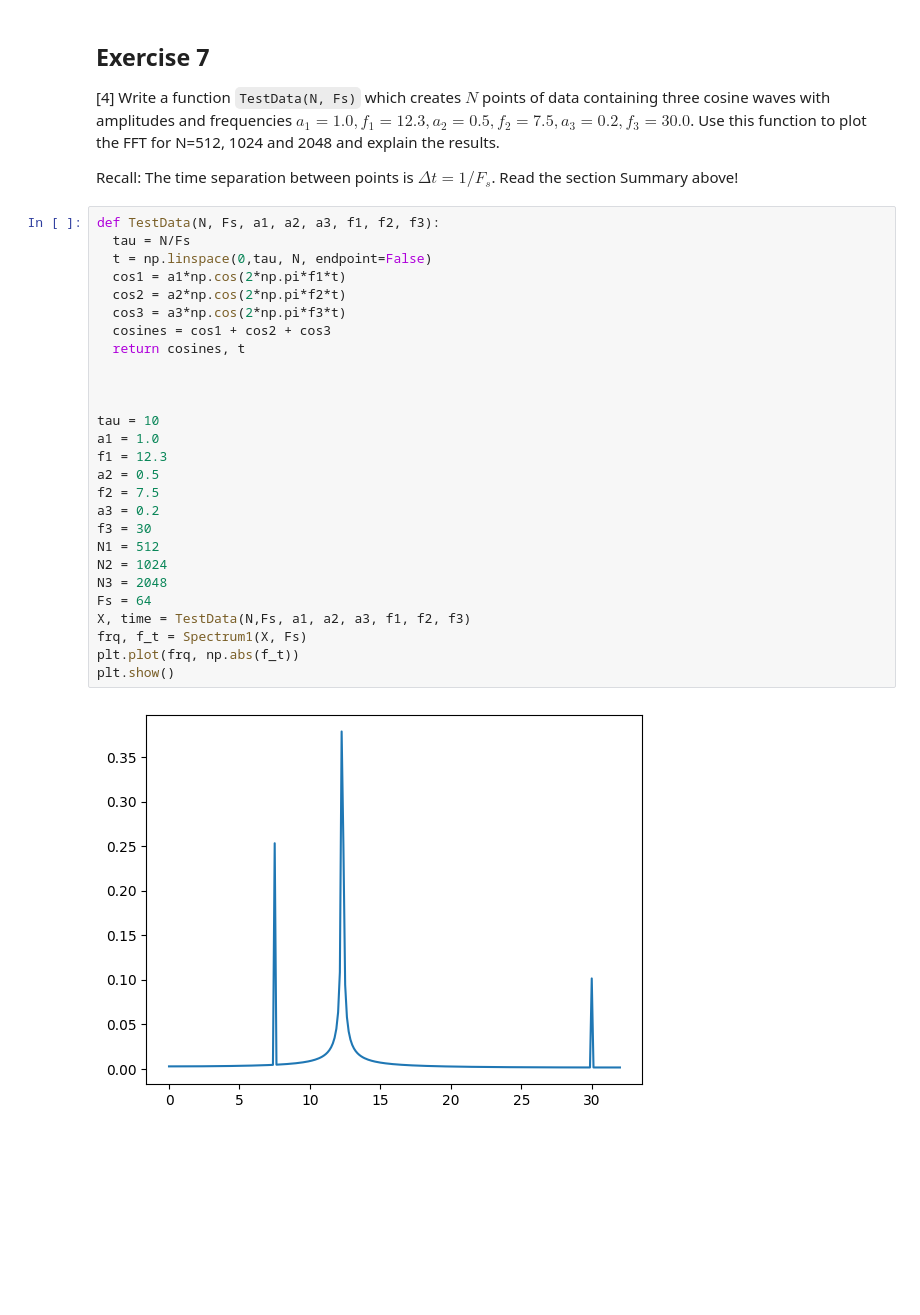
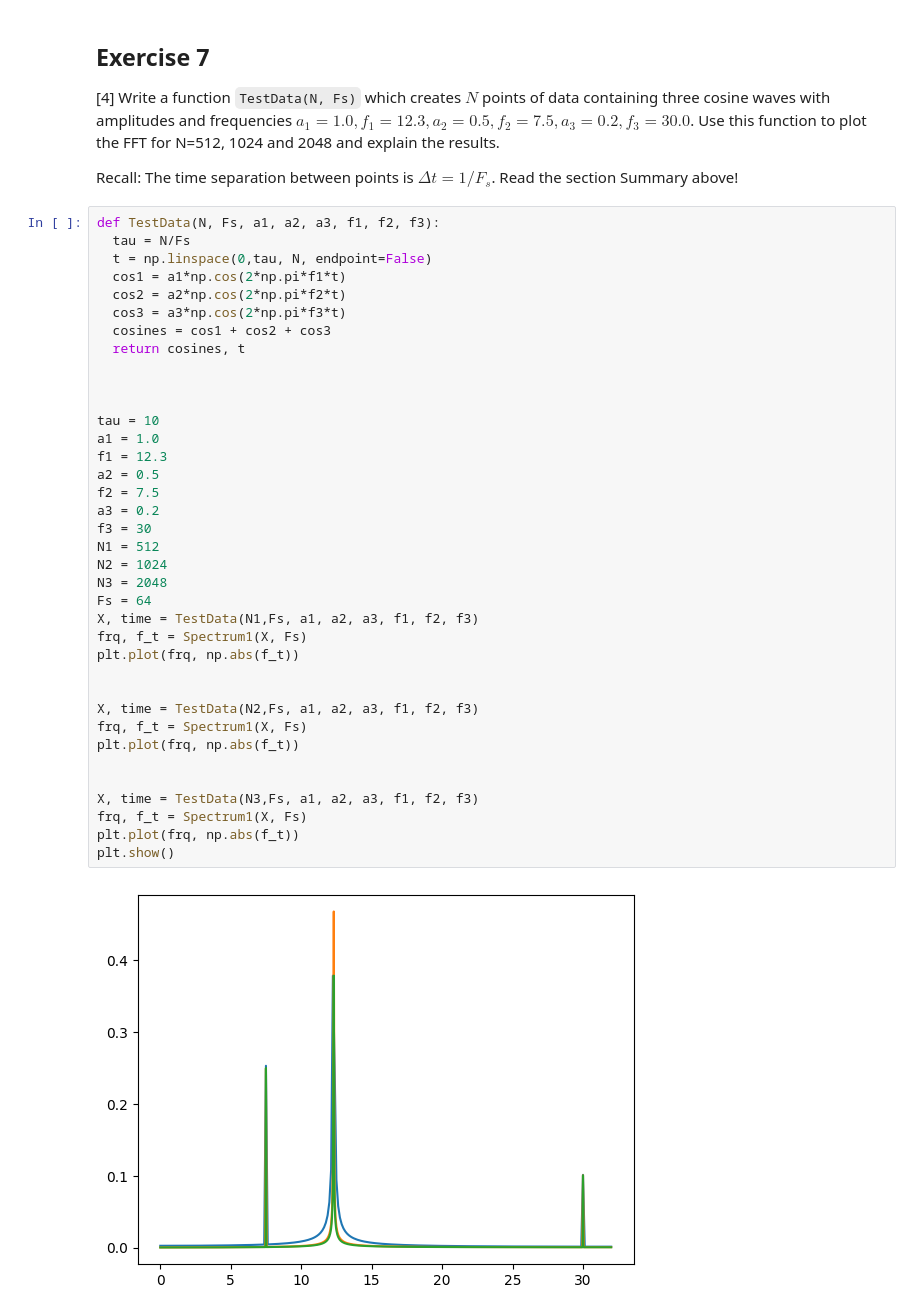
Before and after one commit to PX2145-2025/week-10-b-Medhekar-Anushka, a Jupyter notebook: FFT.ipynb, the cells around one changed output. Cells and saved outputs as stored; diff of their text form; blank space fills up the shorter version.

```diff
--- a/FFT.ipynb
+++ b/FFT.ipynb
@@ -551,29 +551,39 @@ plt.show()
 # %%
 def TestData(N, Fs, a1, a2, a3, f1, f2, f3):
   tau = N/Fs
   t = np.linspace(0,tau, N, endpoint=False)
   cos1 = a1*np.cos(2*np.pi*f1*t)
   cos2 = a2*np.cos(2*np.pi*f2*t)
   cos3 = a3*np.cos(2*np.pi*f3*t)
   cosines = cos1 + cos2 + cos3
   return cosines, t
 
 
 
 tau = 10
 a1 = 1.0
 f1 = 12.3
 a2 = 0.5
 f2 = 7.5
 a3 = 0.2
 f3 = 30
 N1 = 512
 N2 = 1024
 N3 = 2048
 Fs = 64
-X, time = TestData(N,Fs, a1, a2, a3, f1, f2, f3)
+X, time = TestData(N1,Fs, a1, a2, a3, f1, f2, f3)
+frq, f_t = Spectrum1(X, Fs)
+plt.plot(frq, np.abs(f_t))
+
+
+X, time = TestData(N2,Fs, a1, a2, a3, f1, f2, f3)
+frq, f_t = Spectrum1(X, Fs)
+plt.plot(frq, np.abs(f_t))
+
+
+X, time = TestData(N3,Fs, a1, a2, a3, f1, f2, f3)
 frq, f_t = Spectrum1(X, Fs)
 plt.plot(frq, np.abs(f_t))
 plt.show()
 # %% [output]
-[figure, old version]
+[figure, new version]
```
